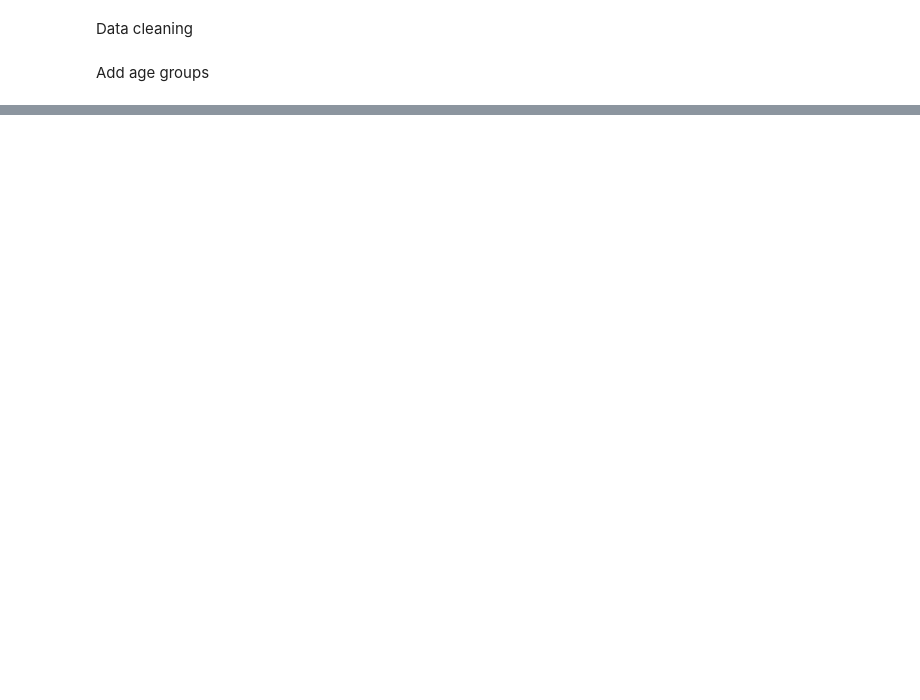
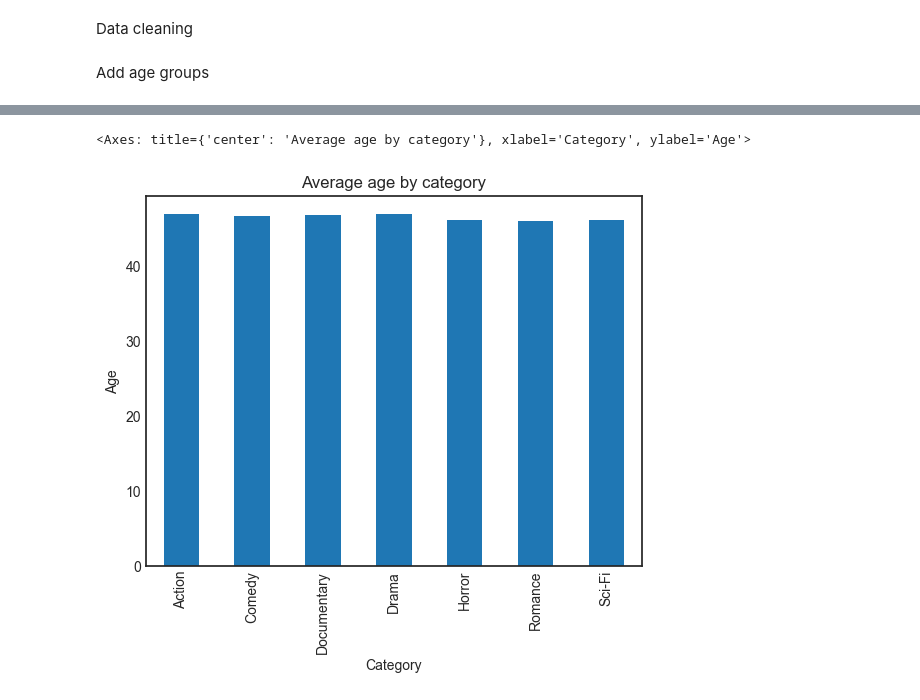
Before and after one commit to kazyst/Netflix, a Jupyter notebook: netlix analytic syntetic data.ipynb, the cells around one changed output, grey strips where cells are left out. Drawn from its saved outputs; the diff is of its cells as text; code cells hidden in the pictures; blank space fills up the shorter version.

```diff
--- a/netlix analytic syntetic data.ipynb
+++ b/netlix analytic syntetic data.ipynb
@@ -87,0 +97,10 @@ df.value_counts('Subscription_Type').plot(kind='pie',
+# %%
+df.groupby(['Favorite_Genre']).agg({'Age': 'mean'}).plot(kind='bar',
+                                                                 xlabel='Category',
+                                                                 ylabel='Age',
+                                                                 legend=False,
+                                                                 title='Average age by category'
+                                                                 )
+# %% [output]
+<Axes: title={'center': 'Average age by category'}, xlabel='Category', ylabel='Age'>
+[figure, added]
```
Also changed, not shown: parts of 5 cells of this notebook.
